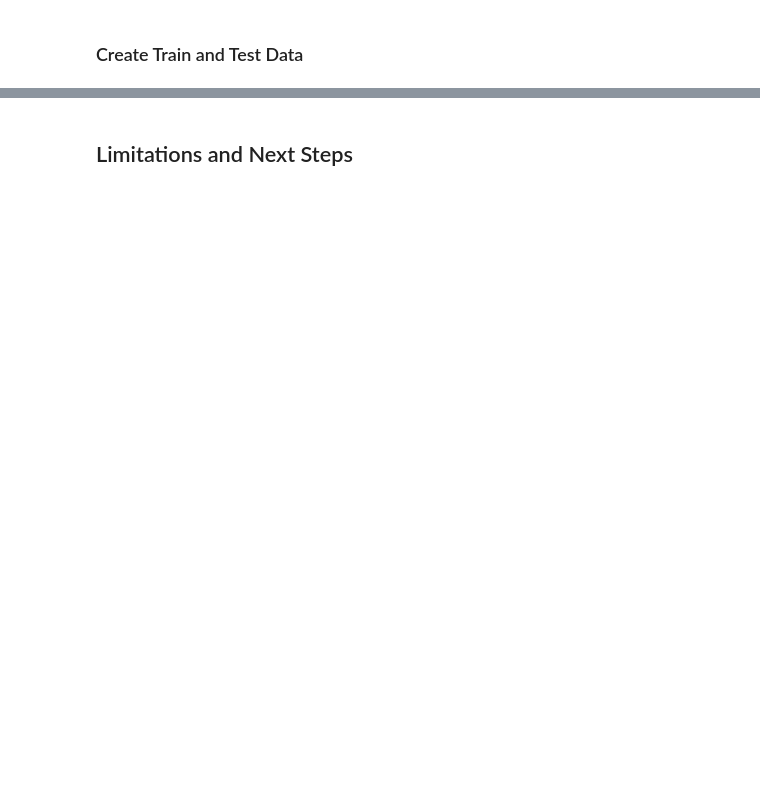
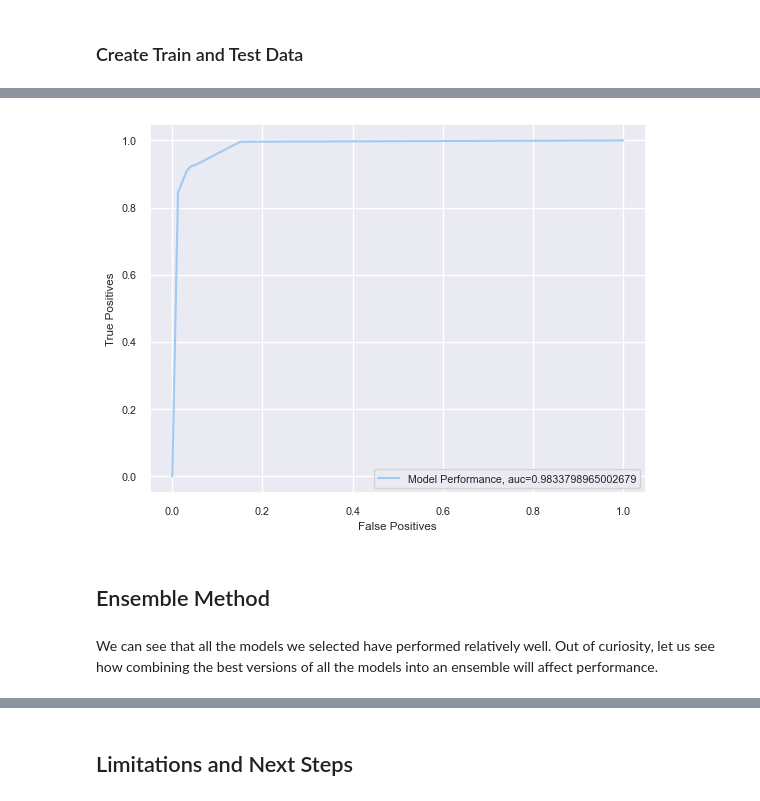
Before and after one commit to 4vantikanair/MandA_Project, a Jupyter notebook: Medication_and_Addiction.ipynb, the cells around one changed output, grey strips where cells are left out. Drawn from its saved outputs; the diff is of its cells as text; code cells hidden in the pictures; blank space fills up the shorter version.

```diff
--- a/Medication_and_Addiction.ipynb
+++ b/Medication_and_Addiction.ipynb
@@ -457,0 +510,9 @@ plt.show()
+# %%
+hyperparameters_RF = dict(max_depth=range(1,10),
+                          min_samples_split=np.linspace(0.1, 2.0, 2),
+                          min_samples_leaf=np.linspace(0.1, 1.0, 2),
+                          )
+RF_model_hp = RandomizedSearchCV(RF_model, hyperparameters_RF)
+RF_model_hp.fit(X_train, y_train)
+bestRF_model = RF_model_hp.best_estimator_
+bestRF_model.score(X_test, y_test)
@@ -457,0 +526,9 @@ plt.show()
+# %%
+hyperparameters_CNB = dict(alpha=np.linspace(0.1, 1.0, 2),
+                          fit_prior=[True, False]
+                          )
+
+CNB_model_hp = RandomizedSearchCV(CNB_model, hyperparameters_CNB)
+CNB_model_hp.fit(X_train, y_train)
+bestCNB_model = CNB_model_hp.best_estimator_
+bestCNB_model.score(X_test, y_test)
@@ -457,0 +541,9 @@ plt.show()
+# %%
+hyperparameters_KNN = dict(n_neighbors=np.arange(1, 10),
+                          p=[1, 2],
+                          weights=['uniform', 'distance'])
+
+KNN_model_hp = RandomizedSearchCV(KNN_model, hyperparameters_KNN)
+KNN_model_hp.fit(X_train, y_train)
+bestKNN_model = KNN_model_hp.best_estimator_
+bestKNN_model.score(X_test, y_test)
@@ -457,0 +583,20 @@ plt.show()
+# %%
+#plot ROC curve
+from sklearn import metrics
+
+y_pred = bestKNN_model.predict_proba(X_test)[::,1]
+fpr, tpr, _ = metrics.roc_curve(y_test,  y_pred)
+auc = metrics.roc_auc_score(y_test, y_pred)
+plt.plot(fpr,tpr,label="Model Performance, auc="+str(auc))
+plt.legend(loc=4)
+plt.xlabel("False Positives")
+plt.ylabel("True Positives")
+plt.show()
+
+#code reused from https://www.statology.org/plot-roc-curve-python/
+# %% [output]
+[figure, added]
+# %% [markdown]
+## Ensemble Method
+# %% [markdown]
+We can see that all the models we selected have performed relatively well. Out of curiosity, let us see how combining the best versions of all the models into an ensemble will affect performance.
```
Also changed, not shown: parts of 55 cells of this notebook.
